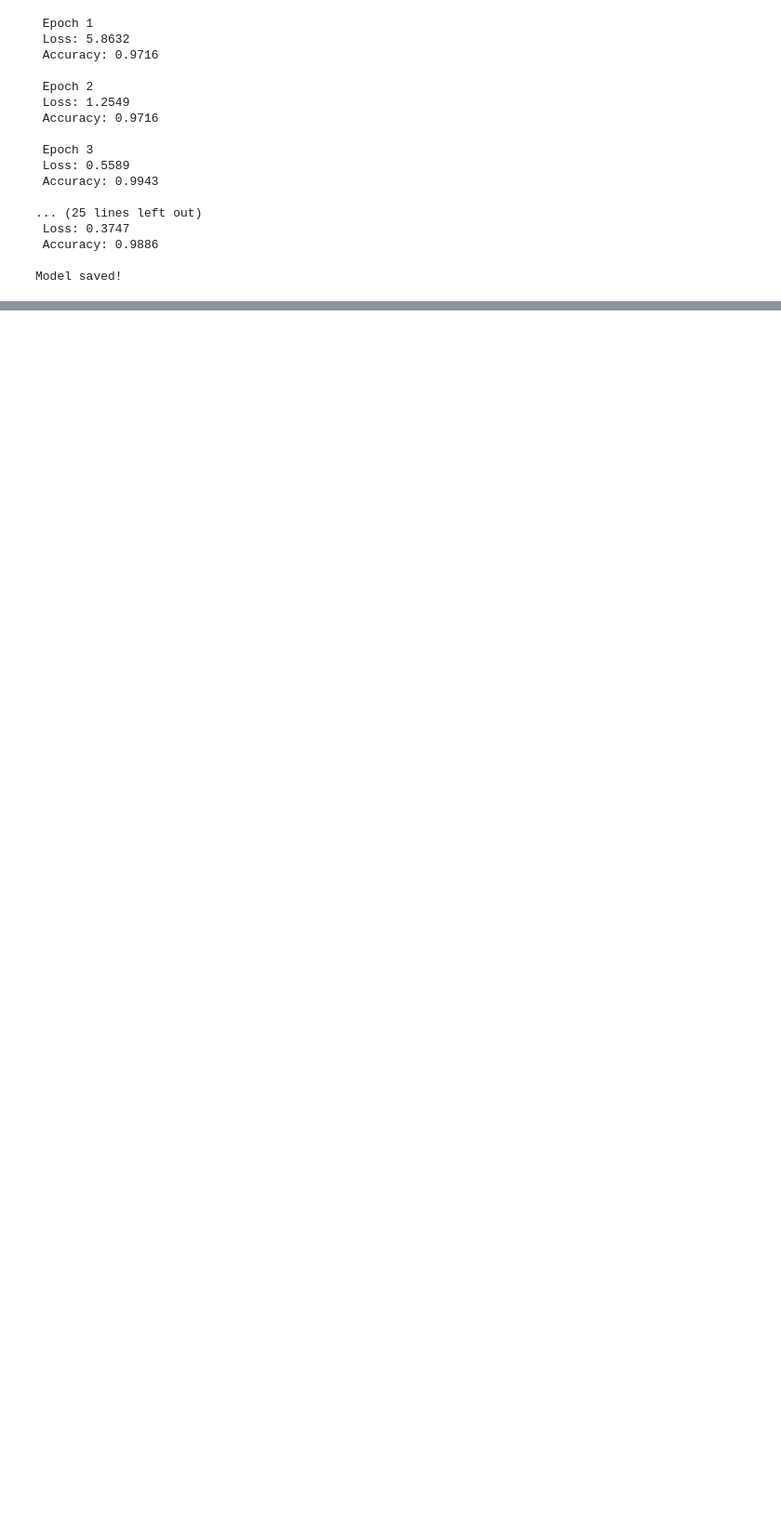
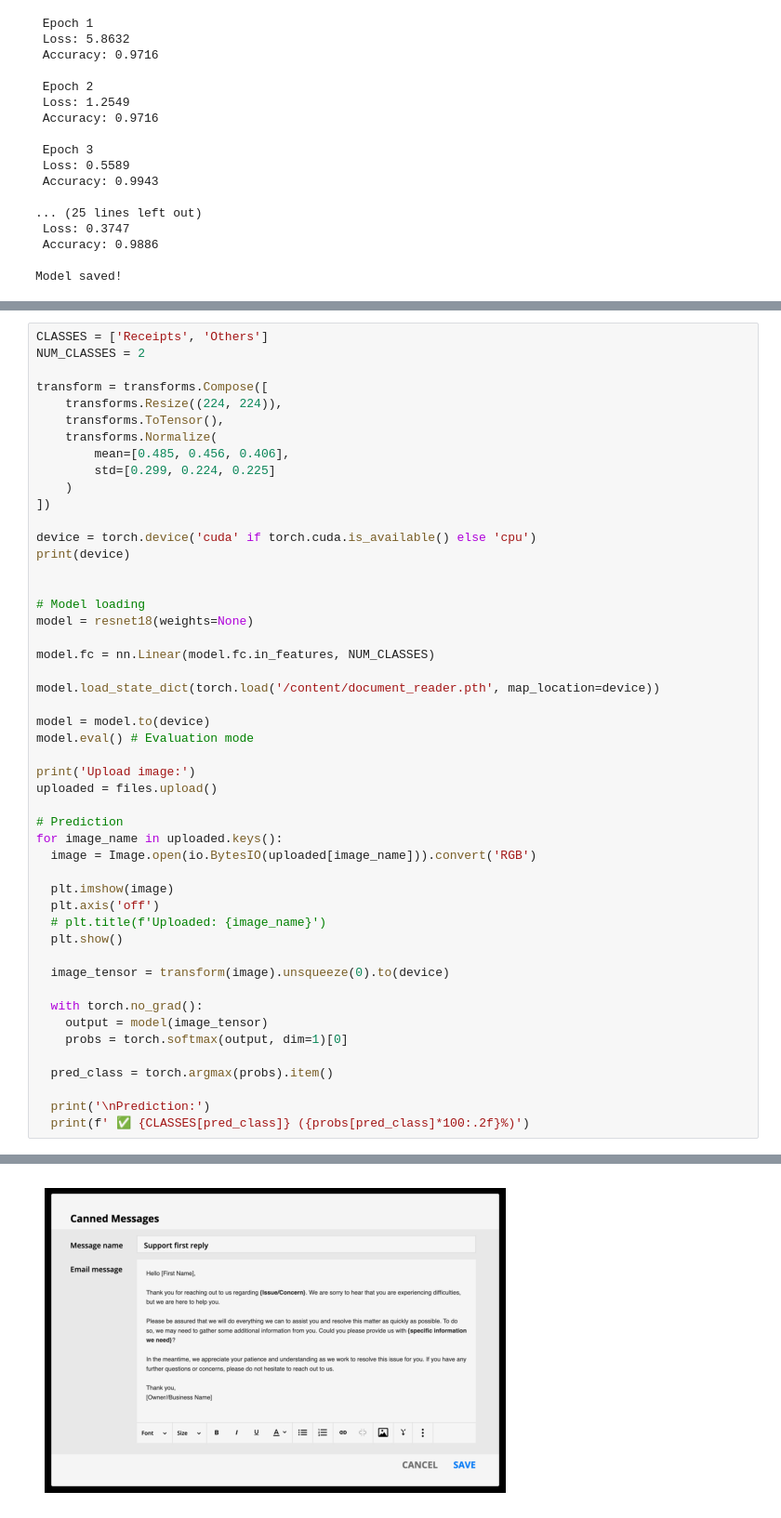
Before and after one commit to ismoil27/deep_vision_mastery, a Jupyter notebook: DocumentReader.ipynb, the cells around one changed output, grey strips where cells are left out. Shown at 93% size. Cells and saved outputs as stored; diff of their text form; blank space fills up the shorter version.

Commit message:
feat: Add inference pipeline for DocumentReader & model loading, image upload, prediction

```diff
--- a/DocumentReader.ipynb
+++ b/DocumentReader.ipynb
@@ -214,0 +227,50 @@ Model saved!
+# %%
+CLASSES = ['Receipts', 'Others']
+NUM_CLASSES = 2
+
+transform = transforms.Compose([
+    transforms.Resize((224, 224)),
+    transforms.ToTensor(),
+    transforms.Normalize(
+        mean=[0.485, 0.456, 0.406],
+        std=[0.299, 0.224, 0.225]
+    )
+])
+
+device = torch.device('cuda' if torch.cuda.is_available() else 'cpu')
+print(device)
+
+
+# Model loading
+model = resnet18(weights=None)
+
+model.fc = nn.Linear(model.fc.in_features, NUM_CLASSES)
+
+model.load_state_dict(torch.load('/content/document_reader.pth', map_location=device))
+
+model = model.to(device)
+model.eval() # Evaluation mode
+
+print('Upload image:')
+uploaded = files.upload()
+
+# Prediction
+for image_name in uploaded.keys():
+  image = Image.open(io.BytesIO(uploaded[image_name])).convert('RGB')
+
+  plt.imshow(image)
+  plt.axis('off')
+  # plt.title(f'Uploaded: {image_name}')
+  plt.show()
+
+  image_tensor = transform(image).unsqueeze(0).to(device)
+
+  with torch.no_grad():
+    output = model(image_tensor)
+    probs = torch.softmax(output, dim=1)[0]
+
+  pred_class = torch.argmax(probs).item()
+
+  print('\nPrediction:')
+  print(f' ✅ {CLASSES[pred_class]} ({probs[pred_class]*100:.2f}%)')
+# %% [output]
@@ -214,0 +281 @@ Model saved!
+[figure, added]
```
Also changed, not shown: parts of 3 cells of this notebook.
